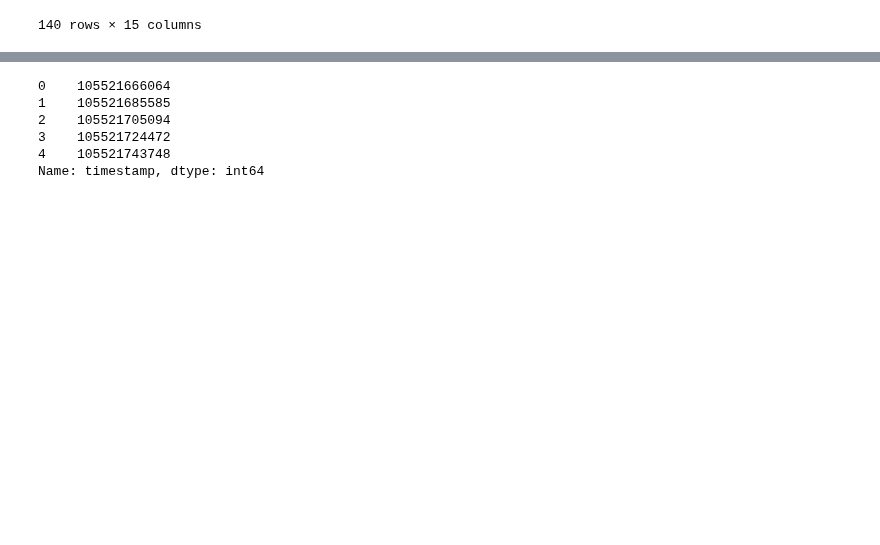
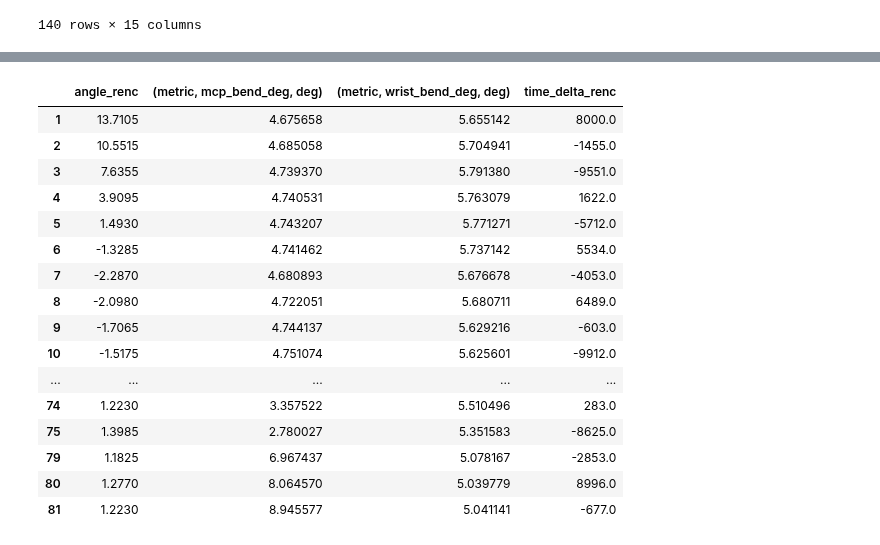
Before and after one commit to neuralengatberkeley/Strain-Sensor-, a Jupyter notebook: Code/analysis/camera_encoder_cal.ipynb, the cells around one changed output, grey strips where cells are left out. Saved outputs shown, nothing was run; the diff lists cells and outputs as text; code cells hidden in the pictures; blank space fills up the shorter version.

```diff
--- a/Code/analysis/camera_encoder_cal.ipynb
+++ b/Code/analysis/camera_encoder_cal.ipynb
@@ -97,9 +199,30 @@ calc.align_and_attach_encoder(
 # %%
-df_renc["timestamp"].head()
+cols_to_keep = [
+    "angle_renc",   # only if you created this
+    ("metric", "mcp_bend_deg", "deg"),
+    ("metric", "wrist_bend_deg", "deg"),
+    "time_delta_renc",
+]
+small_df = calc.df[cols_to_keep].copy()
+small_df = small_df.dropna(subset=[("metric", "mcp_bend_deg", "deg")])
+small_df = small_df.loc[:, ~small_df.columns.duplicated()].copy()
-# %% [output]
-0    105521666064
-1    105521685585
-2    105521705094
-3    105521724472
-4    105521743748
-Name: timestamp, dtype: int64
+# %%
+small_df
+# %% [output]
+|  | angle_renc | (metric, mcp_bend_deg, deg) | (metric, wrist_bend_deg, deg) | time_delta_renc |
+| 1 | 13.7105 | 4.675658 | 5.655142 | 8000.0 |
+| 2 | 10.5515 | 4.685058 | 5.704941 | -1455.0 |
+| 3 | 7.6355 | 4.739370 | 5.791380 | -9551.0 |
+| 4 | 3.9095 | 4.740531 | 5.763079 | 1622.0 |
+| 5 | 1.4930 | 4.743207 | 5.771271 | -5712.0 |
+| 6 | -1.3285 | 4.741462 | 5.737142 | 5534.0 |
+| 7 | -2.2870 | 4.680893 | 5.676678 | -4053.0 |
+| 8 | -2.0980 | 4.722051 | 5.680711 | 6489.0 |
+| 9 | -1.7065 | 4.744137 | 5.629216 | -603.0 |
+| 10 | -1.5175 | 4.751074 | 5.625601 | -9912.0 |
+| ... | ... | ... | ... | ... |
+| 74 | 1.2230 | 3.357522 | 5.510496 | 283.0 |
+| 75 | 1.3985 | 2.780027 | 5.351583 | -8625.0 |
+| 79 | 1.1825 | 6.967437 | 5.078167 | -2853.0 |
+| 80 | 1.2770 | 8.064570 | 5.039779 | 8996.0 |
+| 81 | 1.2230 | 8.945577 | 5.041141 | -677.0 |
```
Also changed, not shown: parts of 8 cells of this notebook, 1 other file.
